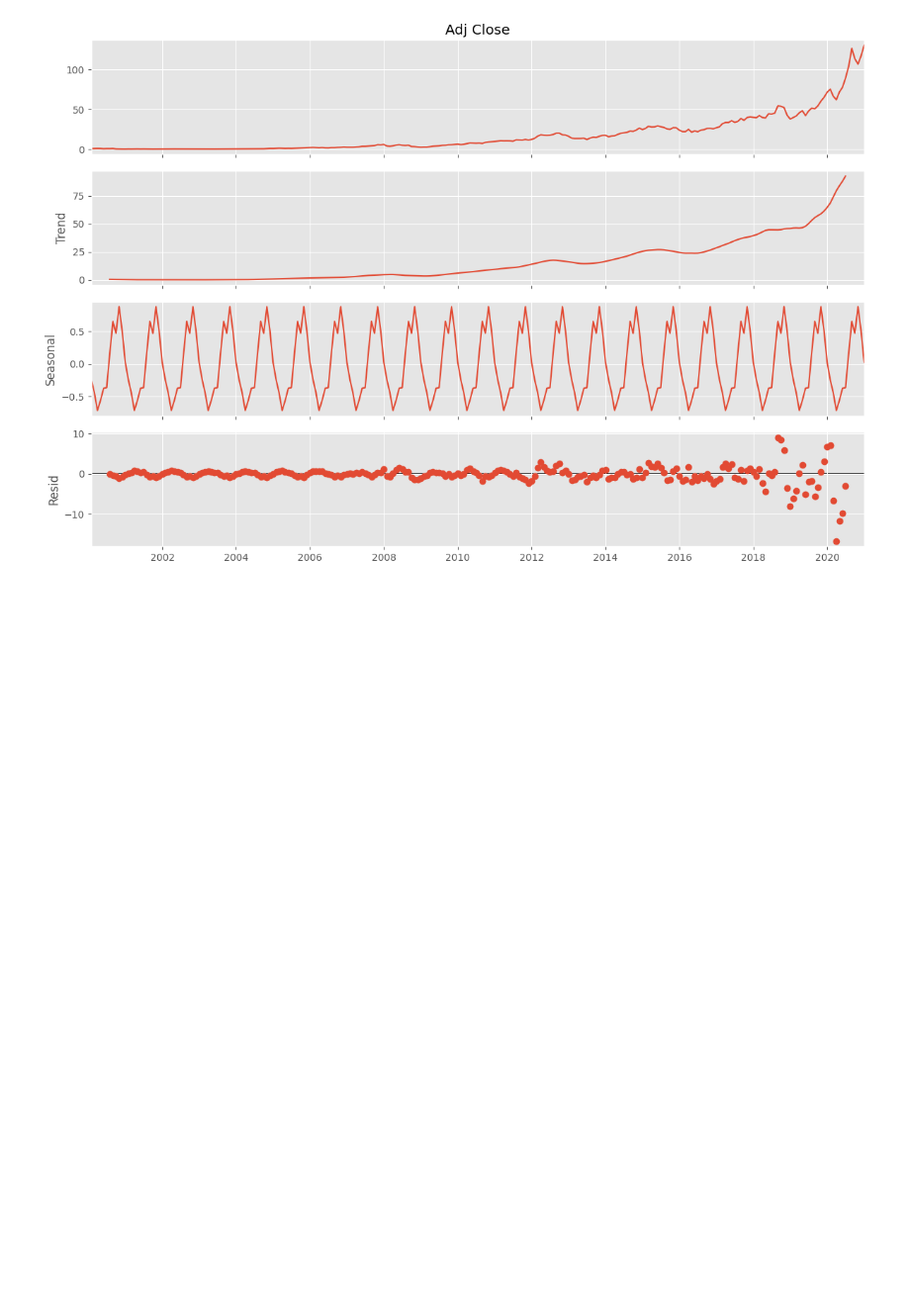
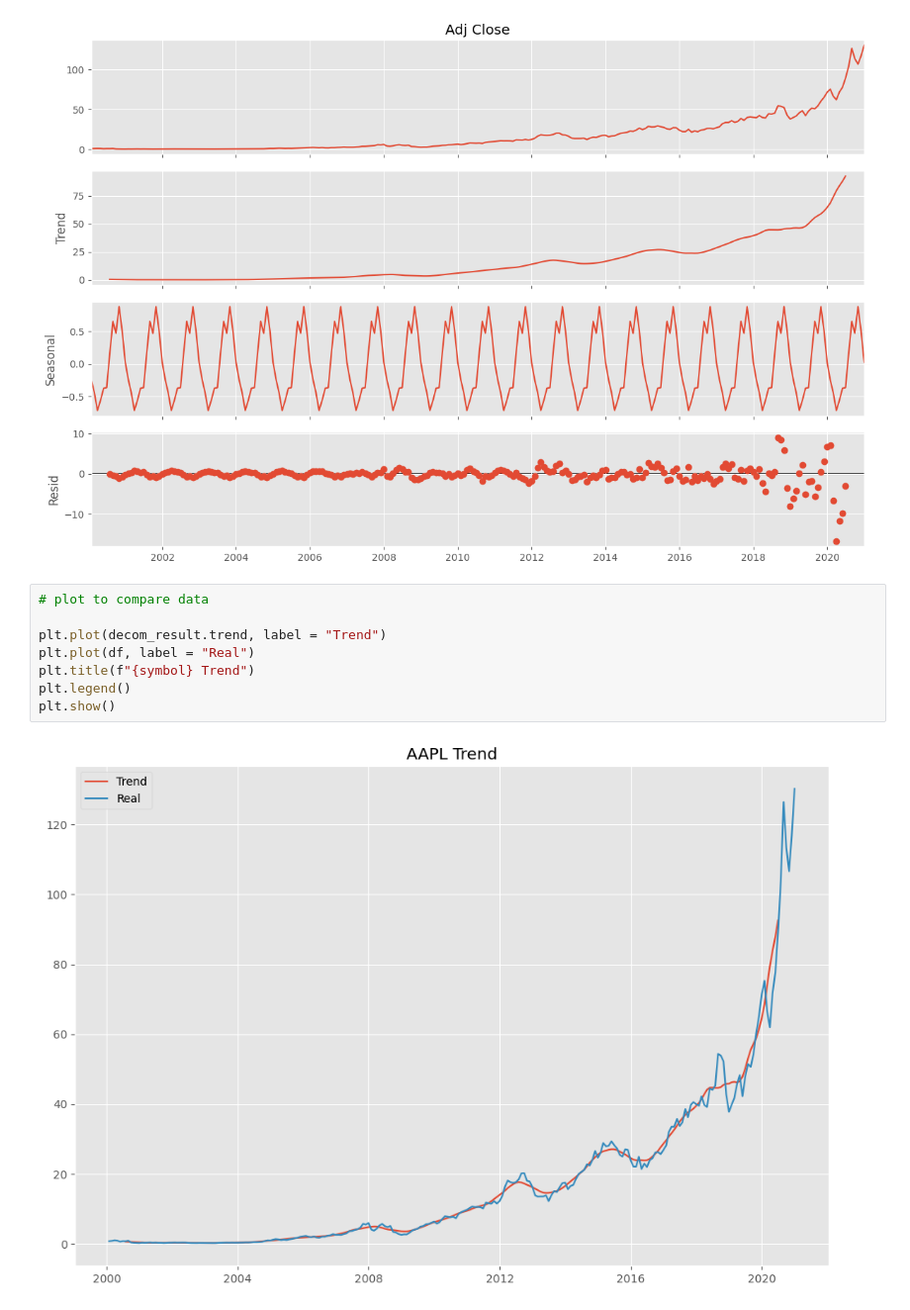
Before and after one commit to pNatTueku/basicPython, a Jupyter notebook: basic_time_series_01.ipynb, the cells around one changed output. Shown at 99% size. Saved outputs shown, nothing was run; the diff lists cells and outputs as text; blank space fills up the shorter version.

```diff
--- a/basic_time_series_01.ipynb
+++ b/basic_time_series_01.ipynb
@@ -126,3 +126,13 @@ decom_result = seasonal_decompose(df, model = 'additive') # additive model is li
 decom_result.plot();
 # %% [output]
 [figure]
+# %%
+# plot to compare data
+
+plt.plot(decom_result.trend, label = "Trend")
+plt.plot(df, label = "Real")
+plt.title(f"{symbol} Trend")
+plt.legend()
+plt.show()
+# %% [output]
+[figure, added]
```
Also changed, not shown: parts of 7 cells of this notebook.
